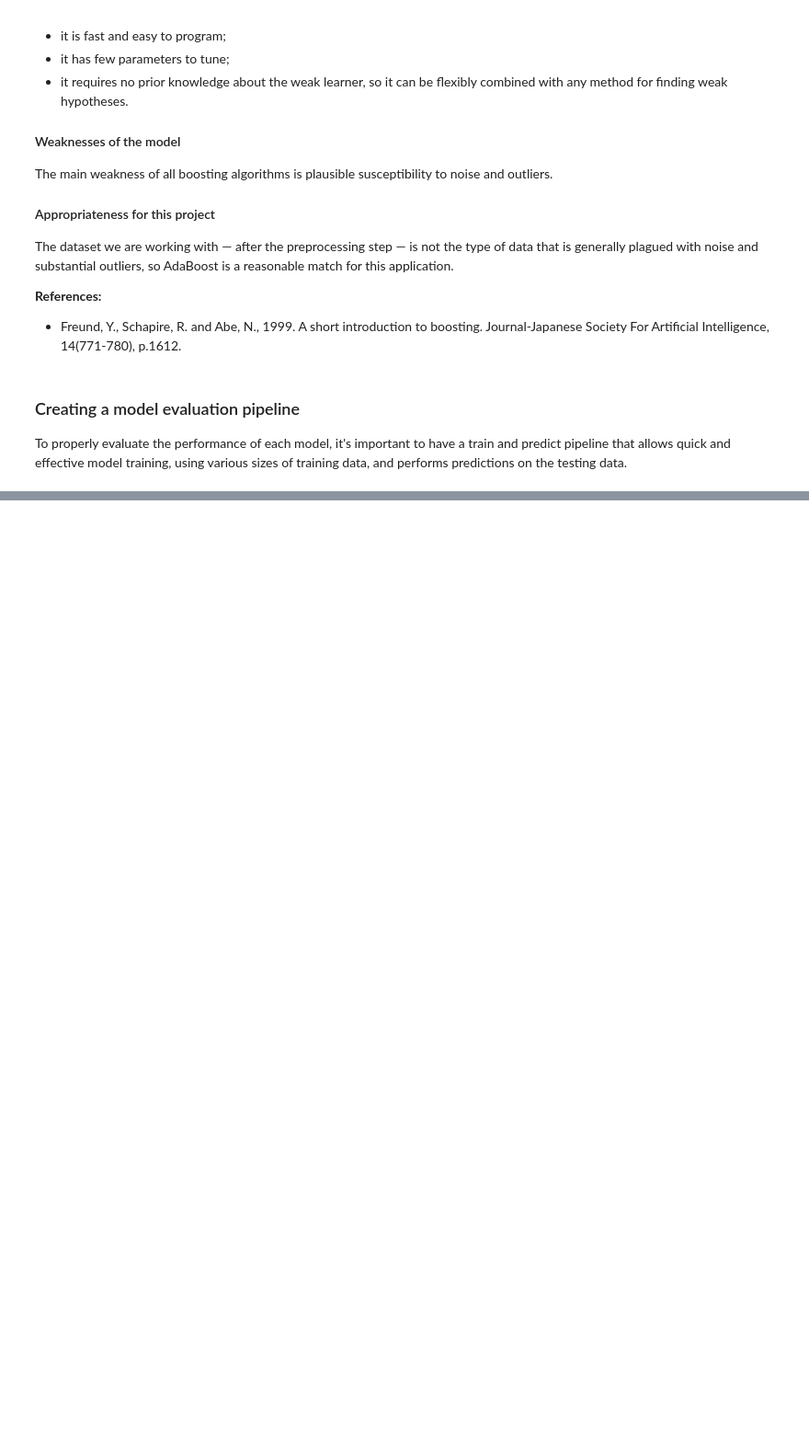
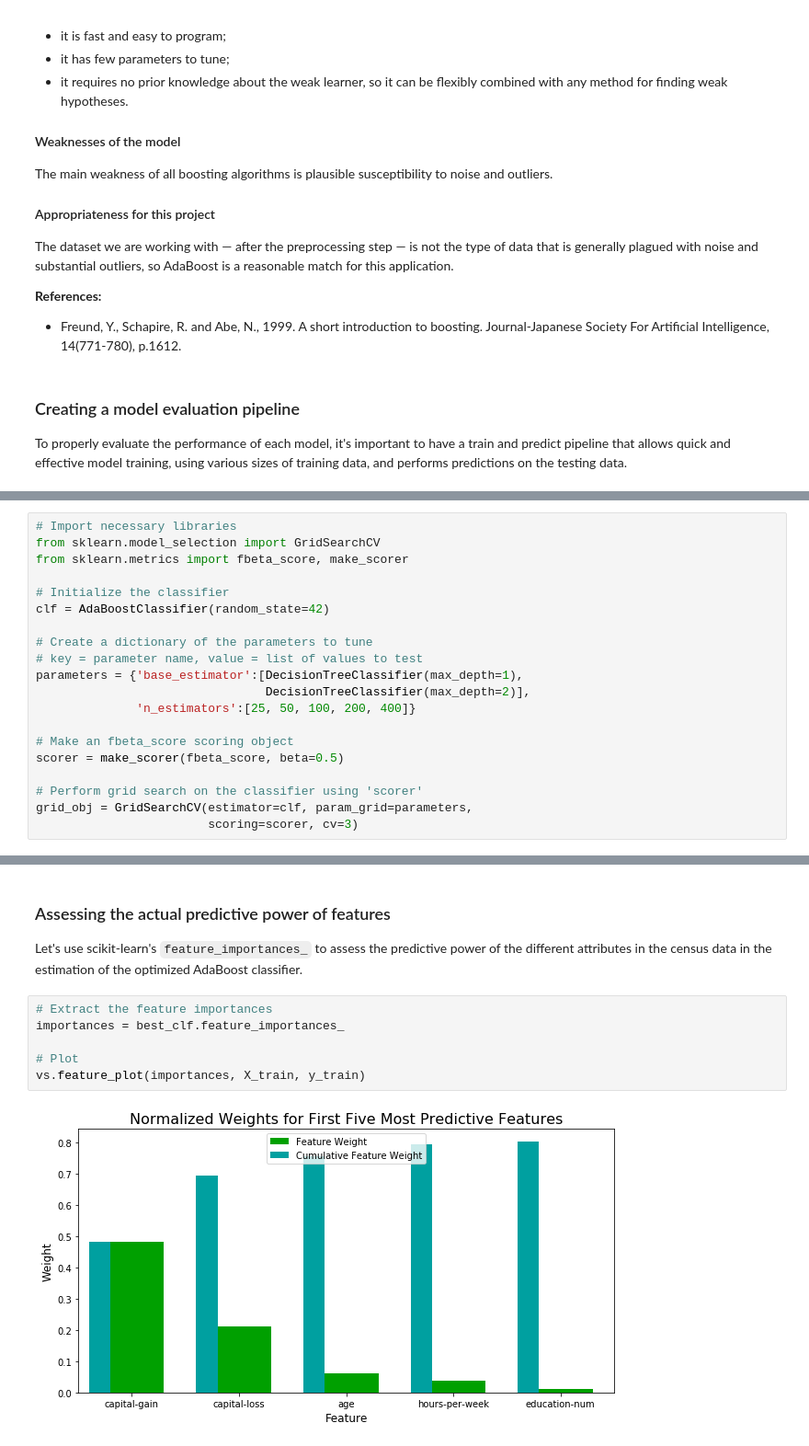
Before and after one commit to jclh/finding-donors-classifier, a Jupyter notebook: find_donors-sklearn.ipynb, the cells around one changed output, grey strips where cells are left out. Shown: that part at 92% size. Drawn from its saved outputs; the diff is of its cells as text; blank space fills up the shorter version.

```diff
--- a/find_donors-sklearn.ipynb
+++ b/find_donors-sklearn.ipynb
@@ -702,0 +538,20 @@ I’d consider using the reduced data only if training time was a **critical** f
+# %%
+# Import necessary libraries
+from sklearn.model_selection import GridSearchCV
+from sklearn.metrics import fbeta_score, make_scorer
+
+# Initialize the classifier
+clf = AdaBoostClassifier(random_state=42)
+
+# Create a dictionary of the parameters to tune
+# key = parameter name, value = list of values to test
+parameters = {'base_estimator':[DecisionTreeClassifier(max_depth=1),
+                                DecisionTreeClassifier(max_depth=2)],
+              'n_estimators':[25, 50, 100, 200, 400]}
+
+# Make an fbeta_score scoring object
+scorer = make_scorer(fbeta_score, beta=0.5)
+
+# Perform grid search on the classifier using 'scorer'
+grid_obj = GridSearchCV(estimator=clf, param_grid=parameters,
+                        scoring=scorer, cv=3)
@@ -702,0 +624,12 @@ I’d consider using the reduced data only if training time was a **critical** f
+# %% [markdown]
+### Assessing the actual predictive power of features
+
+Let's use scikit-learn's `feature_importances_` to assess the predictive power of the different attributes in the census data in the estimation of the optimized AdaBoost classifier.
+# %%
+# Extract the feature importances
+importances = best_clf.feature_importances_
+
+# Plot
+vs.feature_plot(importances, X_train, y_train)
+# %% [output]
+[figure, added]
```
Also changed, not shown: parts of 52 cells of this notebook, 1 other file.
